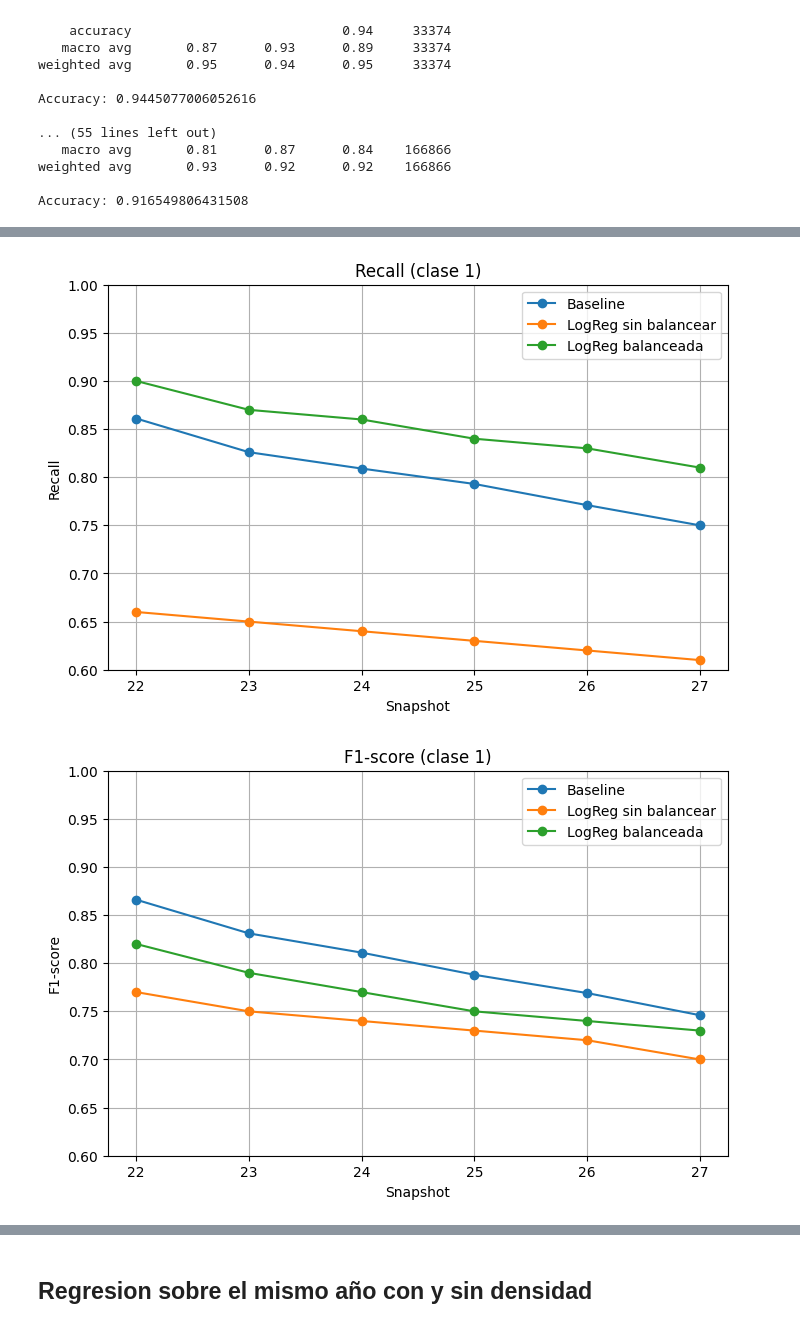
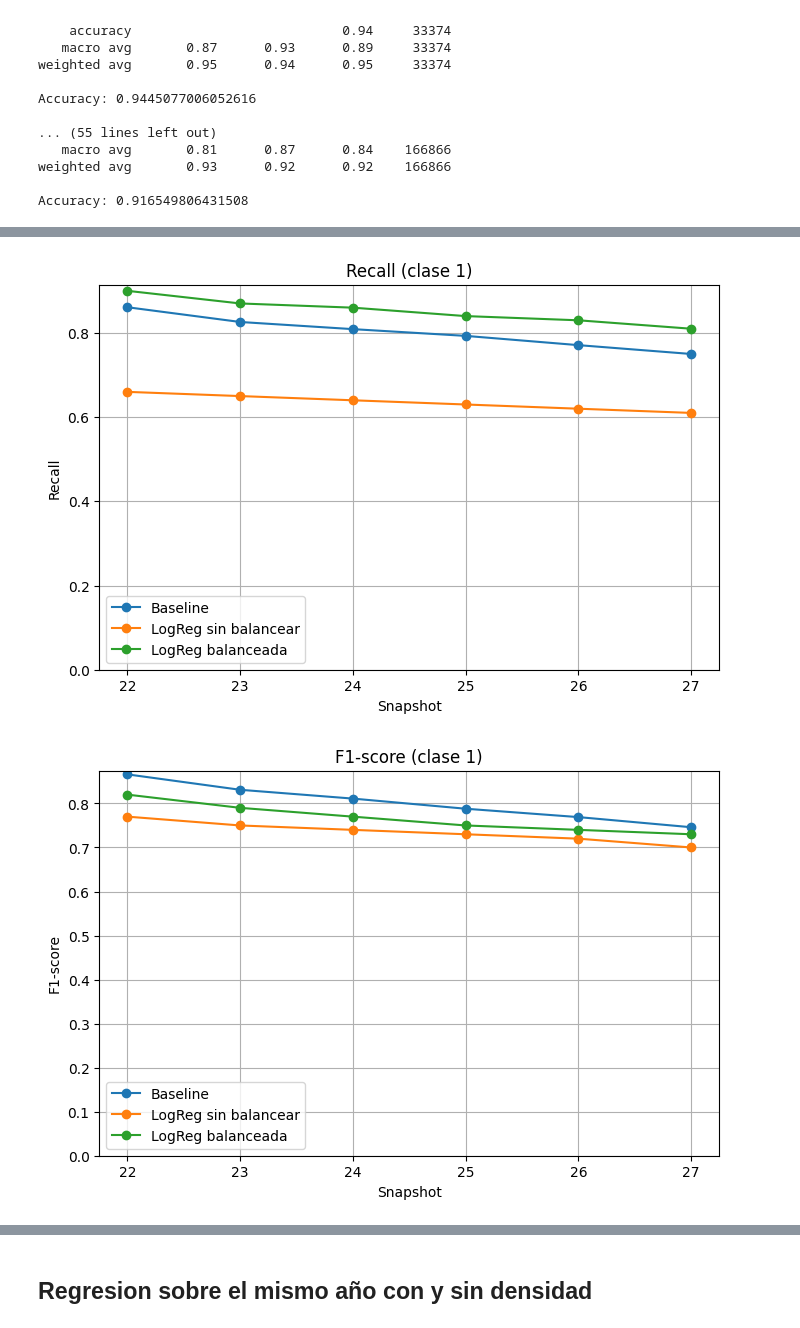
Before and after one commit to IgnacioLavalle/OpenTLPPSpace, a Jupyter notebook: Python/Analisis_Exploratorio/similarity.ipynb, the cells around one changed output, grey strips where cells are left out. Cells and saved outputs as stored; diff of their text form; code cells hidden in the pictures.

```diff
--- a/Python/Analisis_Exploratorio/similarity.ipynb
+++ b/Python/Analisis_Exploratorio/similarity.ipynb
@@ -497,7 +497,7 @@ plt.plot(snapshots, lrb_accuracy, label="LogReg balanceada", marker='o')
 plt.title("Accuracy")
 plt.xlabel("Snapshot")
 plt.ylabel("Accuracy")
-plt.ylim(0.9, 1.0)
+plt.ylim(bottom=0)
 plt.grid(True)
 plt.legend()
 plt.show()
@@ -510,7 +510,7 @@ plt.plot(snapshots, lrb_precision_class_1, label="LogReg balanceada", marker='o'
 plt.title("Precision (clase 1)")
 plt.xlabel("Snapshot")
 plt.ylabel("Precision")
-plt.ylim(0.6, 1.0)
+plt.ylim(bottom=0)
 plt.grid(True)
 plt.legend()
 plt.show()
@@ -523,7 +523,7 @@ plt.plot(snapshots, lrb_recall_class_1, label="LogReg balanceada", marker='o')
 plt.title("Recall (clase 1)")
 plt.xlabel("Snapshot")
 plt.ylabel("Recall")
-plt.ylim(0.6, 1.0)
+plt.ylim(bottom=0)
 plt.grid(True)
 plt.legend()
 plt.show()
@@ -536,7 +536,7 @@ plt.plot(snapshots, lrb_f1_class_1, label="LogReg balanceada", marker='o')
 plt.title("F1-score (clase 1)")
 plt.xlabel("Snapshot")
 plt.ylabel("F1-score")
-plt.ylim(0.6, 1.0)
+plt.ylim(bottom=0)
 plt.grid(True)
 plt.legend()
 plt.show()
@@ -546,5 +546,5 @@ plt.show()
-[figure, old version]
+[figure, new version]
-[figure, old version]
+[figure, new version]
 # %%
 lrb_precision_class_0 = [0.98, 0.98, 0.98, 0.97, 0.97, 0.97]
 lrb_recall_class_0    = [0.95, 0.95, 0.94, 0.94, 0.94, 0.93]
```
Also changed, not shown: parts of 2 cells of this notebook, 3 other files.
